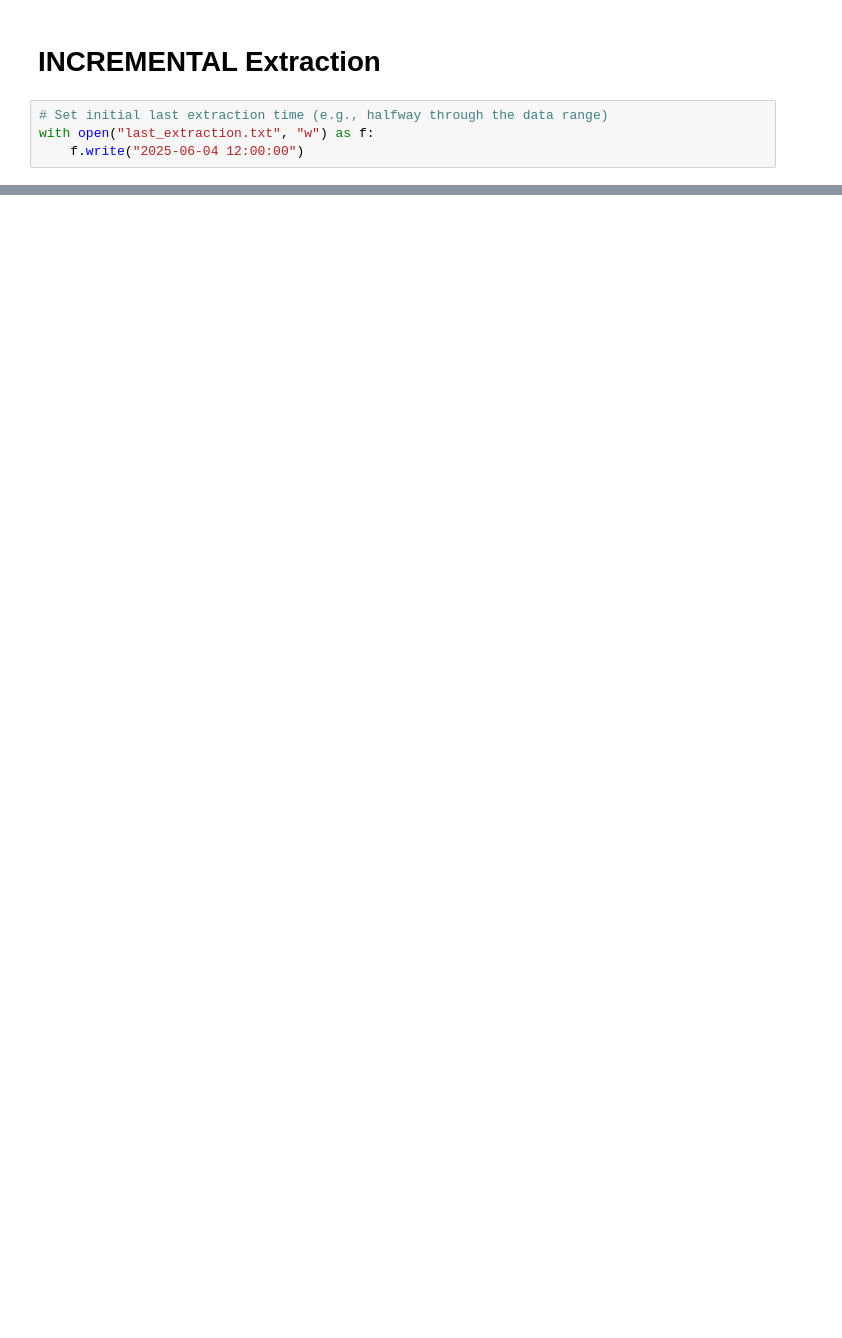
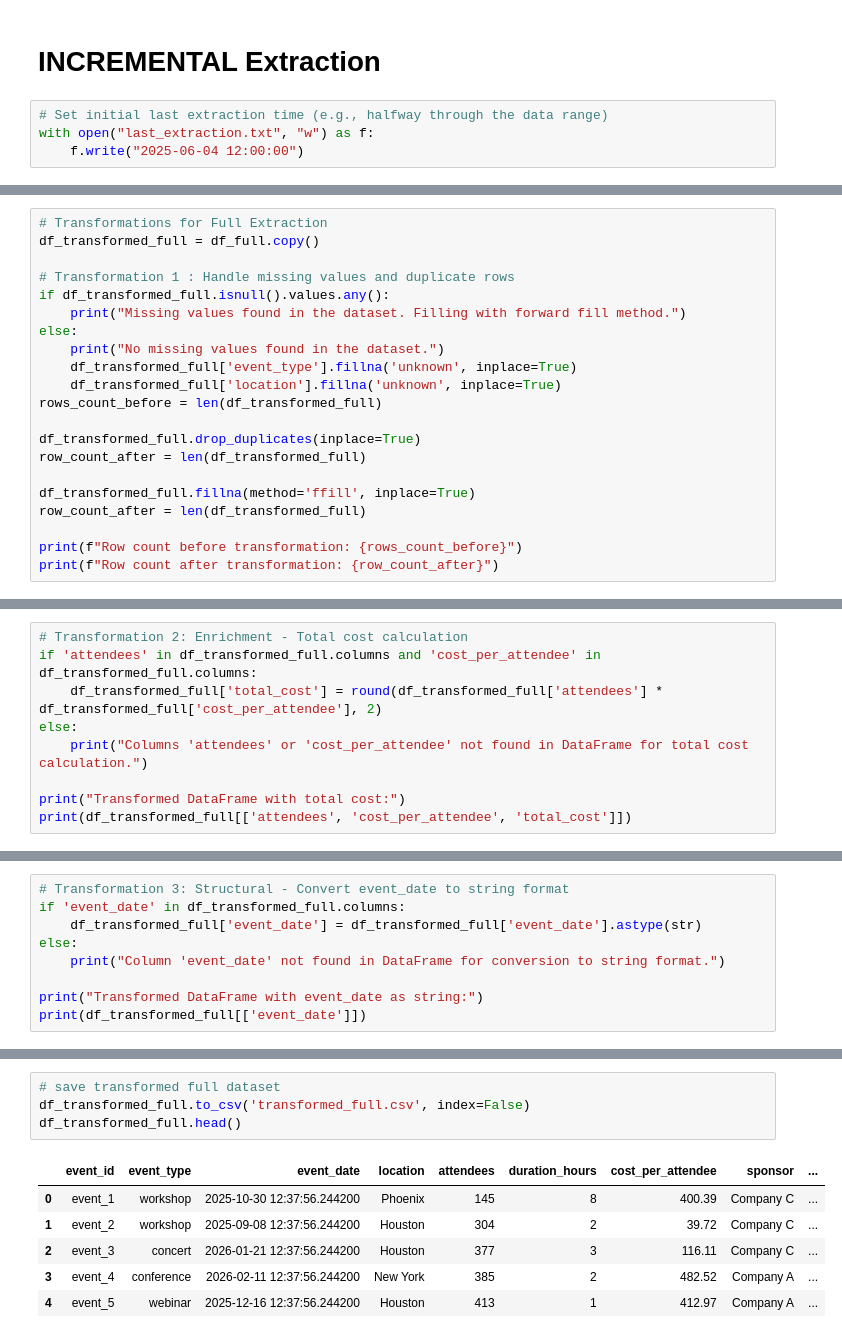
Before and after one commit to MMMakena/ETL_Extract_MitchelMakena, a Jupyter notebook: etl_extract.ipynb, the cells around one changed output, grey strips where cells are left out. Drawn from its saved outputs; the diff is of its cells as text; blank space fills up the shorter version.

```diff
--- a/etl_extract.ipynb
+++ b/etl_extract.ipynb
@@ -79,0 +90,21 @@ Updated last_extraction.txt to 2025-06-08 17:37:31.805987
+# %%
+# Transformations for Full Extraction
+df_transformed_full = df_full.copy()
+
+# Transformation 1 : Handle missing values and duplicate rows
+if df_transformed_full.isnull().values.any():
+    print("Missing values found in the dataset. Filling with forward fill method.")
+else:
+    print("No missing values found in the dataset.")
+    df_transformed_full['event_type'].fillna('unknown', inplace=True)
+    df_transformed_full['location'].fillna('unknown', inplace=True)
+rows_count_before = len(df_transformed_full)
+
+df_transformed_full.drop_duplicates(inplace=True)
+row_count_after = len(df_transformed_full)
+
+df_transformed_full.fillna(method='ffill', inplace=True)
+row_count_after = len(df_transformed_full)
+
+print(f"Row count before transformation: {rows_count_before}")
+print(f"Row count after transformation: {row_count_after}")
@@ -79,0 +115,9 @@ Updated last_extraction.txt to 2025-06-08 17:37:31.805987
+# %%
+# Transformation 2: Enrichment - Total cost calculation
+if 'attendees' in df_transformed_full.columns and 'cost_per_attendee' in df_transformed_full.columns:
+    df_transformed_full['total_cost'] = round(df_transformed_full['attendees'] * df_transformed_full['cost_per_attendee'], 2)
+else:
+    print("Columns 'attendees' or 'cost_per_attendee' not found in DataFrame for total cost calculation.")
+
+print("Transformed DataFrame with total cost:")
+print(df_transformed_full[['attendees', 'cost_per_attendee', 'total_cost']])
@@ -79,0 +142,9 @@ Updated last_extraction.txt to 2025-06-08 17:37:31.805987
+# %%
+# Transformation 3: Structural - Convert event_date to string format
+if 'event_date' in df_transformed_full.columns:
+    df_transformed_full['event_date'] = df_transformed_full['event_date'].astype(str)
+else:
+    print("Column 'event_date' not found in DataFrame for conversion to string format.")
+
+print("Transformed DataFrame with event_date as string:")
+print(df_transformed_full[['event_date']])
@@ -79,0 +192,11 @@ Updated last_extraction.txt to 2025-06-08 17:37:31.805987
+# %%
+# save transformed full dataset
+df_transformed_full.to_csv('transformed_full.csv', index=False)
+df_transformed_full.head()
+# %% [output]
+|  | event_id | event_type | event_date | location | attendees | duration_hours | cost_per_attendee | sponsor | ... |
+| 0 | event_1 | workshop | 2025-10-30 12:37:56.244200 | Phoenix | 145 | 8 | 400.39 | Company C | ... |
+| 1 | event_2 | workshop | 2025-09-08 12:37:56.244200 | Houston | 304 | 2 | 39.72 | Company C | ... |
+| 2 | event_3 | concert | 2026-01-21 12:37:56.244200 | Houston | 377 | 3 | 116.11 | Company C | ... |
+| 3 | event_4 | conference | 2026-02-11 12:37:56.244200 | New York | 385 | 2 | 482.52 | Company A | ... |
+| 4 | event_5 | webinar | 2025-12-16 12:37:56.244200 | Houston | 413 | 1 | 412.97 | Company A | ... |
```
Also changed, not shown: parts of 17 cells of this notebook, 3 other files.
